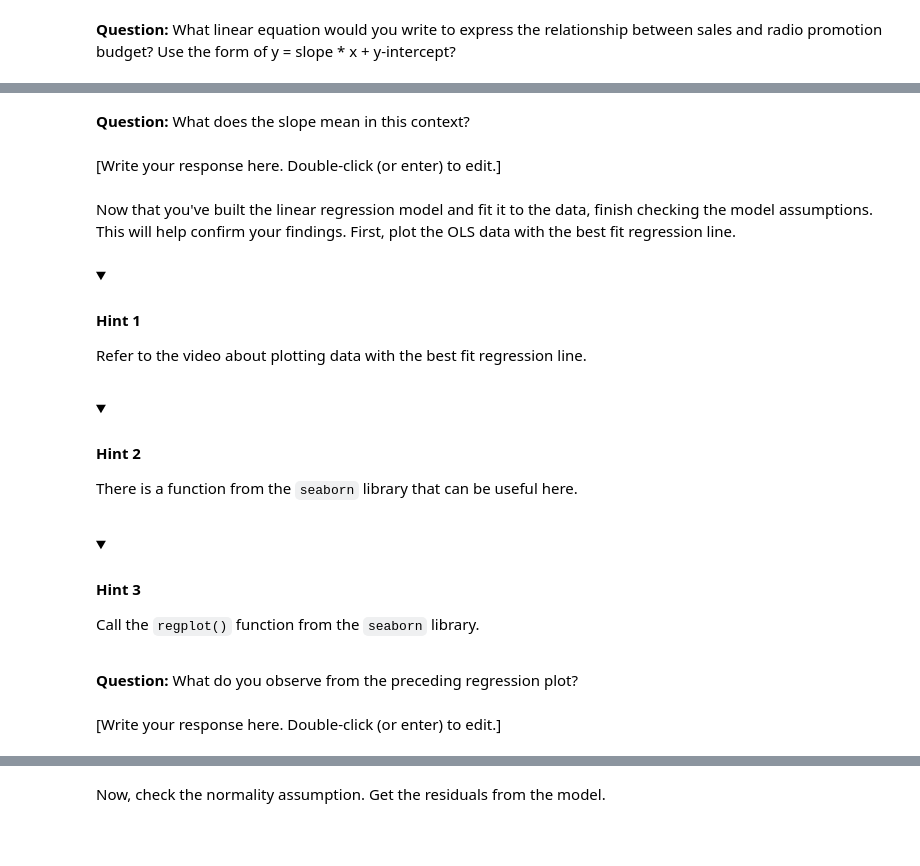
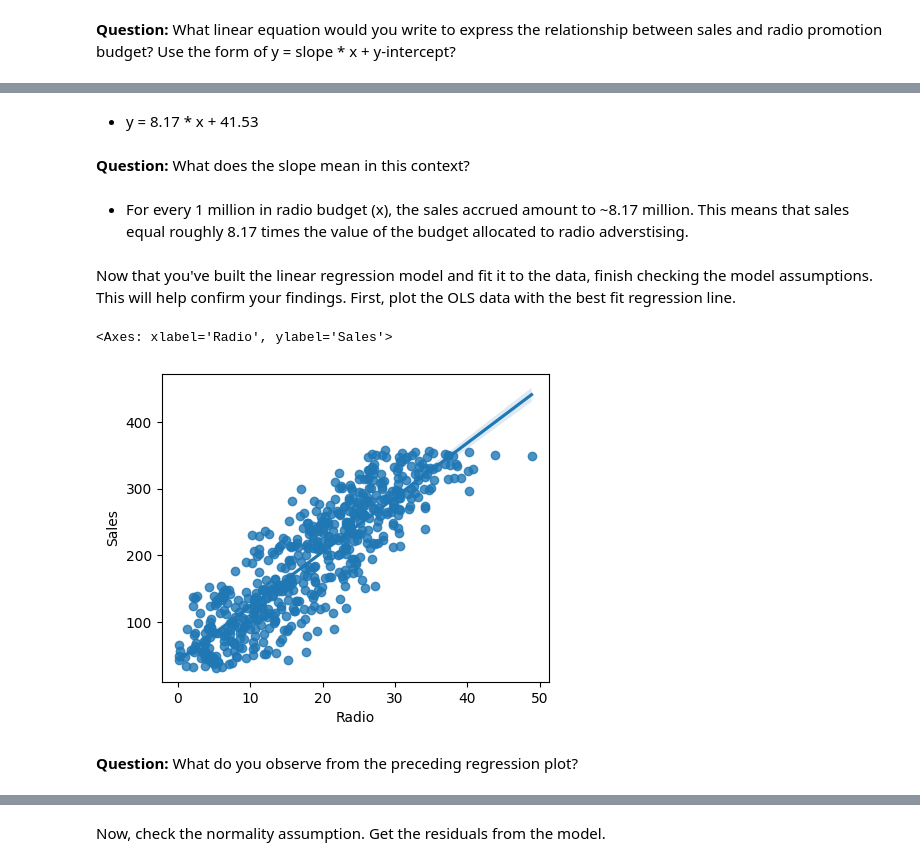
Before and after one commit to dianario/google_advanced_data_analytics, a Jupyter notebook: stats_simple_linear_regression/activity_simple_linear_regression.ipynb, the cells around one changed output, grey strips where cells are left out. Drawn from its saved outputs; the diff is of its cells as text; code cells hidden in the pictures; folded sections open; blank space fills up the shorter version.

```diff
--- a/stats_simple_linear_regression/activity_simple_linear_regression.ipynb
+++ b/stats_simple_linear_regression/activity_simple_linear_regression.ipynb
@@ -239,5 +146,4 @@ Select only the columns that are needed for the model.
 # %%
 # Select relevant columns.
 # Save resulting DataFrame in a separate variable to prepare for regression.
-
-### YOUR CODE HERE ###
+ols_data = data[['Radio', 'Sales']]
@@ -418,35 +223,17 @@ Next, analyze the bottom table from the results summary. Based on the table, ide
+# %% [markdown]
+* y = 8.17 * x + 41.53
 # %% [markdown]
 **Question:** What does the slope mean in this context?
-# %% [markdown]
-[Write your response here. Double-click (or enter) to edit.]
+# %% [markdown]
+* For every 1 million in radio budget (x), the sales accrued amount to ~8.17 million. This means that sales equal roughly 8.17 times the value of the budget allocated to radio adverstising.
 # %% [markdown]
 Now that you've built the linear regression model and fit it to the data, finish checking the model assumptions. This will help confirm your findings. First, plot the OLS data with the best fit regression line.
 # %%
 # Plot the OLS data with the best fit regression line.
-
-### YOUR CODE HERE ###
+plt.figure(figsize=(5,4))
+sns.regplot(data=ols_data, x='Radio', y='Sales')
+# %% [output]
+<Axes: xlabel='Radio', ylabel='Sales'>
+[figure, added]
-# %% [markdown]
-<details>
-<summary><h4><strong>Hint 1</strong></h4></summary>
-
-Refer to the video about plotting data with the best fit regression line.
-
-</details>
-# %% [markdown]
-<details>
-<summary><h4><strong>Hint 2</strong></h4></summary>
-
-  There is a function from the `seaborn` library that can be useful here.
-
-</details>
-# %% [markdown]
-<details>
-<summary><h4><strong>Hint 3</strong></h4></summary>
-
-Call the `regplot()` function from the `seaborn` library.
-
-</details>
 # %% [markdown]
 **Question:** What do you observe from the preceding regression plot?
-# %% [markdown]
-[Write your response here. Double-click (or enter) to edit.]
```
Also changed, not shown: parts of 99 cells of this notebook.
